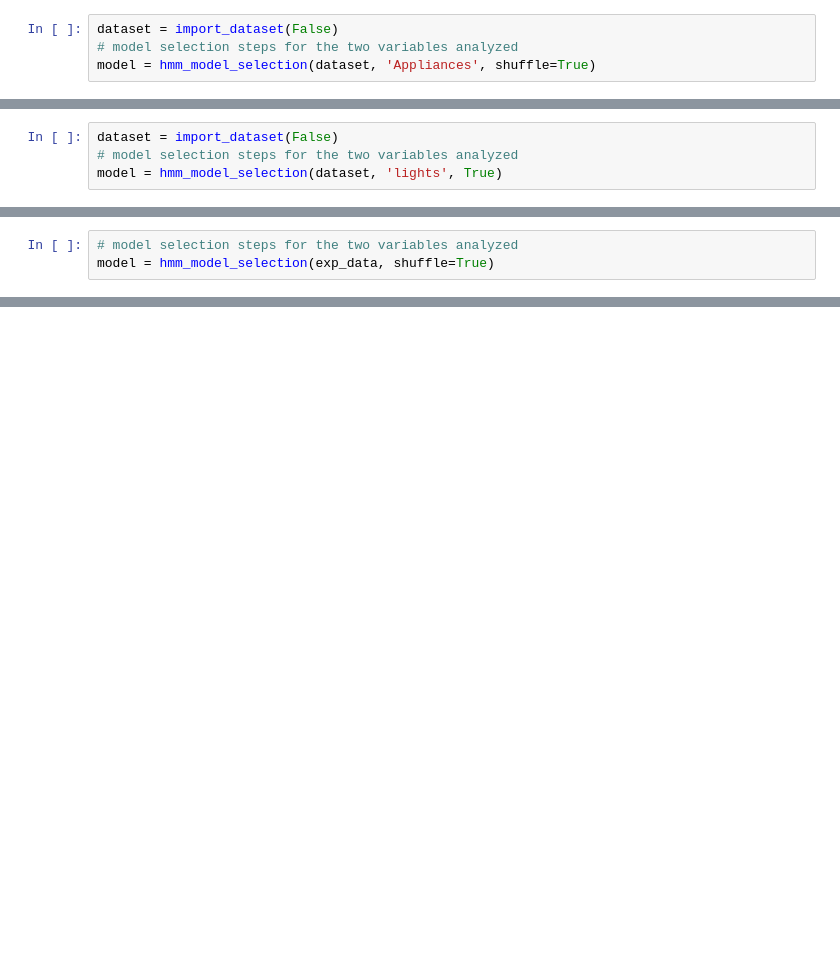
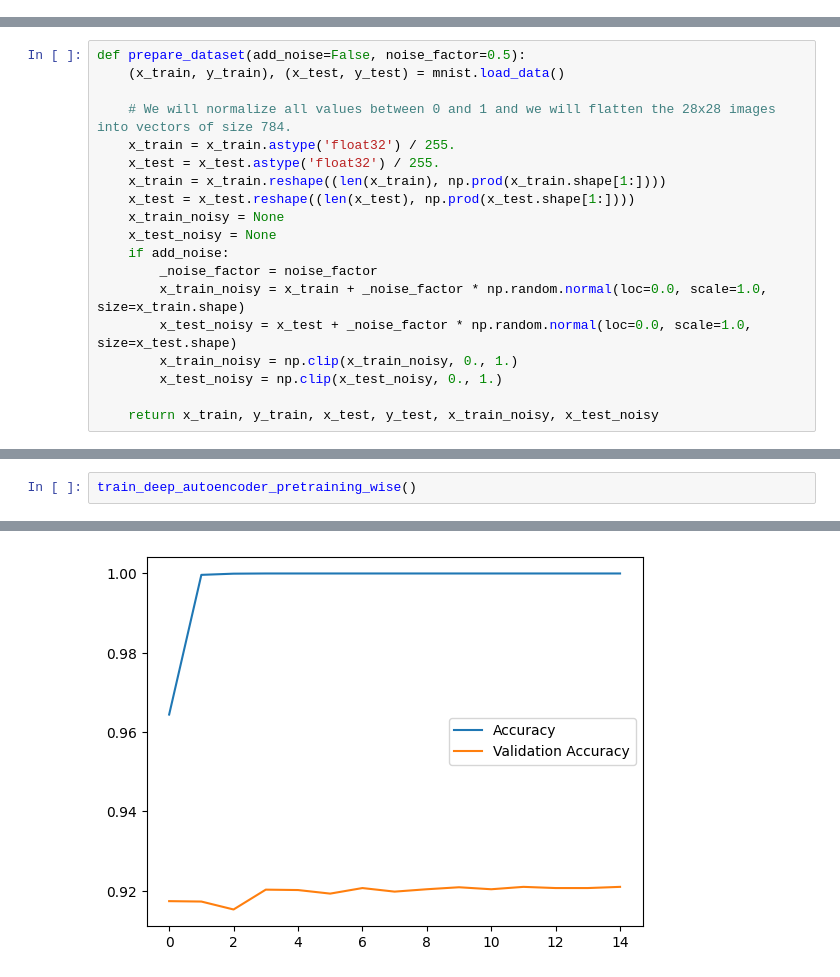
Before and after one commit to nicas83/unipi-intel-system-ispr, a Jupyter notebook: GNicassio_Assignment1.ipynb, the cells around one changed output, grey strips where cells are left out. Cells and saved outputs as stored; diff of their text form; blank space fills up the shorter version.

Commit message:
Midterm3 - Autoencoders

```diff
--- a/GNicassio_Assignment1.ipynb
+++ b/GNicassio_Assignment1.ipynb
@@ -132,4 +2,0 @@ To see the results, execute the code below, first for the "Appliances" feature a
-# %%
-dataset = import_dataset(False)
-# model selection steps for the two variables analyzed
-model = hmm_model_selection(dataset, 'Appliances', shuffle=True)
@@ -156,4 +2,0 @@ Here is the code for the Markov model for the "*lights*" features only
-# %%
-dataset = import_dataset(False)
-# model selection steps for the two variables analyzed
-model = hmm_model_selection(dataset, 'lights', True)
@@ -289,3 +2,0 @@ exp_data, dataset = import_dataset()
-# %%
-# model selection steps for the two variables analyzed
-model = hmm_model_selection(exp_data, shuffle=True)
@@ -318,0 +28,19 @@ Hidden Markov Models interprets the (nonobservable) process by analyzing the pat
+# %%
+def prepare_dataset(add_noise=False, noise_factor=0.5):
+    (x_train, y_train), (x_test, y_test) = mnist.load_data()
+
+    # We will normalize all values between 0 and 1 and we will flatten the 28x28 images into vectors of size 784.
+    x_train = x_train.astype('float32') / 255.
+    x_test = x_test.astype('float32') / 255.
+    x_train = x_train.reshape((len(x_train), np.prod(x_train.shape[1:])))
+    x_test = x_test.reshape((len(x_test), np.prod(x_test.shape[1:])))
+    x_train_noisy = None
+    x_test_noisy = None
+    if add_noise:
+        _noise_factor = noise_factor
+        x_train_noisy = x_train + _noise_factor * np.random.normal(loc=0.0, scale=1.0, size=x_train.shape)
+        x_test_noisy = x_test + _noise_factor * np.random.normal(loc=0.0, scale=1.0, size=x_test.shape)
+        x_train_noisy = np.clip(x_train_noisy, 0., 1.)
+        x_test_noisy = np.clip(x_test_noisy, 0., 1.)
+
+    return x_train, y_train, x_test, y_test, x_train_noisy, x_test_noisy
@@ -318,0 +328,3 @@ Hidden Markov Models interprets the (nonobservable) process by analyzing the pat
+# %%
+train_deep_autoencoder_pretraining_wise()
+# %% [output]
@@ -318,0 +333 @@ Hidden Markov Models interprets the (nonobservable) process by analyzing the pat
+[figure, added]
```
Also changed, not shown: parts of 59 cells of this notebook.
